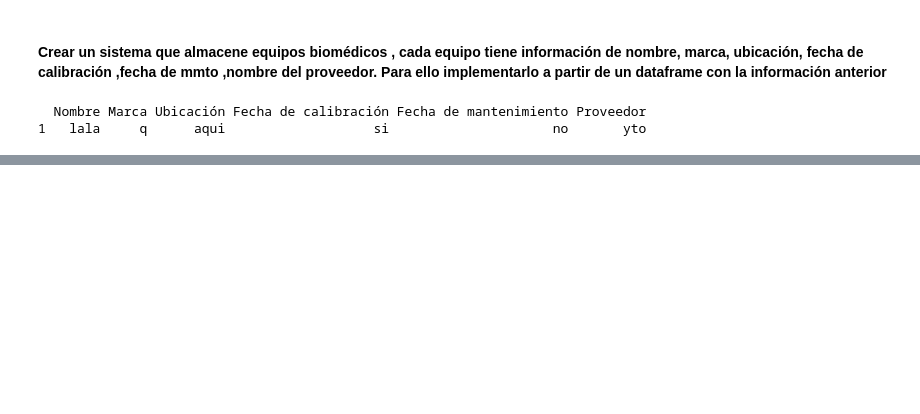
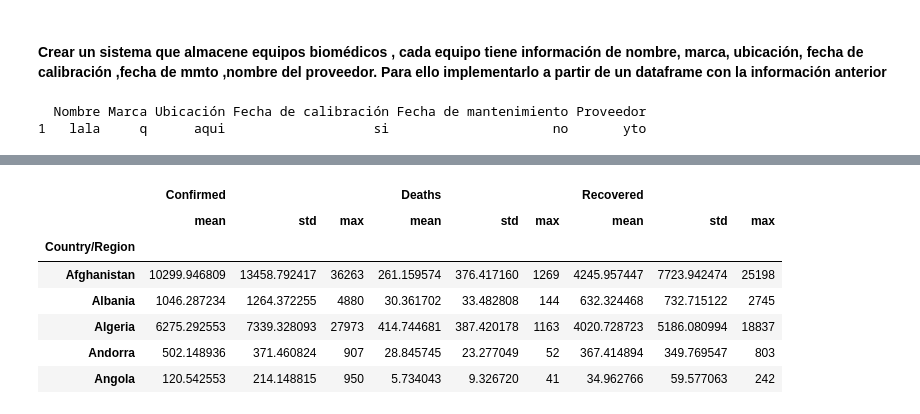
Before and after one commit to CarmenSRU/TareasParcial2Repaso, a Jupyter notebook: Pandas.ipynb, the cells around one changed output, grey strips where cells are left out. Drawn from its saved outputs; the diff is of its cells as text; code cells hidden in the pictures; blank space fills up the shorter version.

```diff
--- a/Pandas.ipynb
+++ b/Pandas.ipynb
@@ -99,0 +154,12 @@ while True:
+# %%
+country_stats = df.groupby('Country/Region')[['Confirmed', 'Deaths', 'Recovered']].agg(['mean', 'std', 'max'])
+country_stats.head()
+# %% [output]
+|  | Confirmed |  |  | Deaths |  |  | Recovered |  |  |
+|  | mean | std | max | mean | std | max | mean | std | max |
+| Country/Region |  |  |  |  |  |  |  |  |  |
+| Afghanistan | 10299.946809 | 13458.792417 | 36263 | 261.159574 | 376.417160 | 1269 | 4245.957447 | 7723.942474 | 25198 |
+| Albania | 1046.287234 | 1264.372255 | 4880 | 30.361702 | 33.482808 | 144 | 632.324468 | 732.715122 | 2745 |
+| Algeria | 6275.292553 | 7339.328093 | 27973 | 414.744681 | 387.420178 | 1163 | 4020.728723 | 5186.080994 | 18837 |
+| Andorra | 502.148936 | 371.460824 | 907 | 28.845745 | 23.277049 | 52 | 367.414894 | 349.769547 | 803 |
+| Angola | 120.542553 | 214.148815 | 950 | 5.734043 | 9.326720 | 41 | 34.962766 | 59.577063 | 242 |
```
Also changed, not shown: parts of 10 cells of this notebook, 6 other files.
